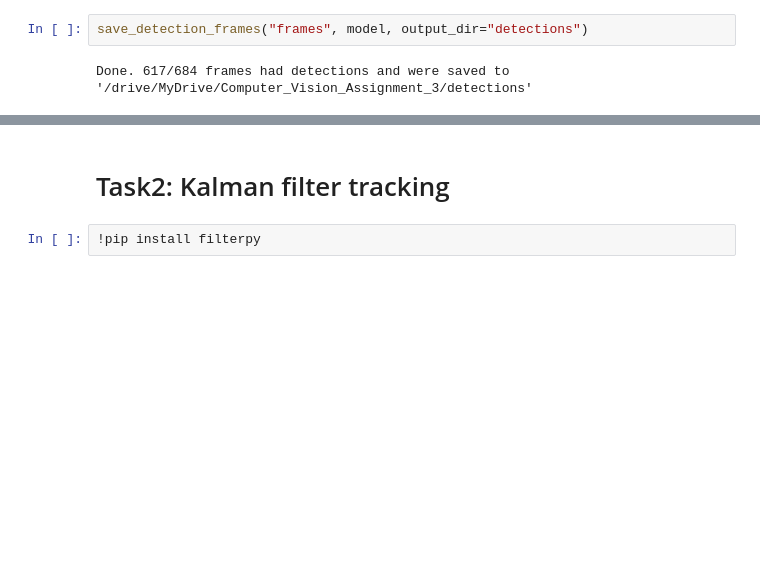
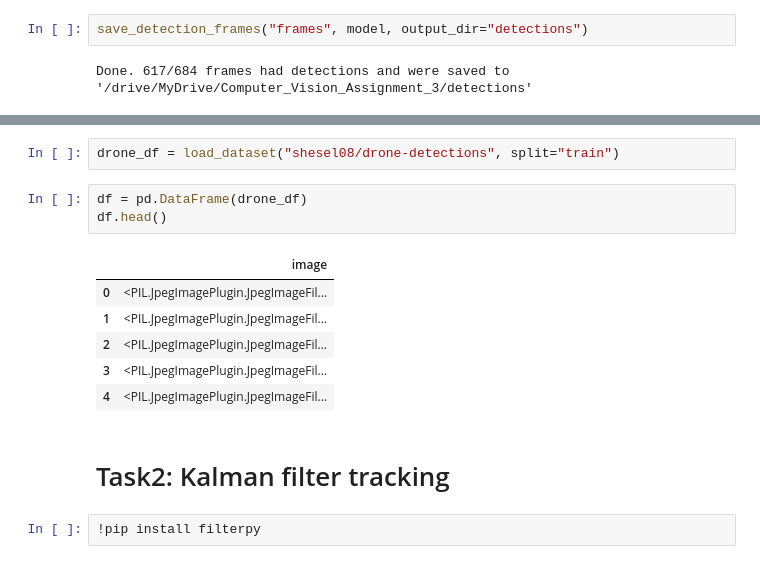
Before and after one commit to shesel08/eng-ai-agents, a Jupyter notebook: assignments/assignment-3/assignment_3_RT_DETR.ipynb, the cells around one changed output, grey strips where cells are left out. Saved outputs shown, nothing was run; the diff lists cells and outputs as text; blank space fills up the shorter version.

```diff
--- a/assignments/assignment-3/assignment_3_RT_DETR.ipynb
+++ b/assignments/assignment-3/assignment_3_RT_DETR.ipynb
@@ -358,3 +402,15 @@ Done. 617/684 frames had detections and were saved to '/drive/MyDrive/Computer_V
+# %%
+drone_df = load_dataset("shesel08/drone-detections", split="train")
+# %%
+df = pd.DataFrame(drone_df)
+df.head()
+# %% [output]
+|  | image |
+| 0 | <PIL.JpegImagePlugin.JpegImageFil... |
+| 1 | <PIL.JpegImagePlugin.JpegImageFil... |
+| 2 | <PIL.JpegImagePlugin.JpegImageFil... |
+| 3 | <PIL.JpegImagePlugin.JpegImageFil... |
+| 4 | <PIL.JpegImagePlugin.JpegImageFil... |
 # %% [markdown]
 # Task2: Kalman filter tracking
 # %%
```
Also changed, not shown: parts of 4 cells of this notebook, 2 other files.
